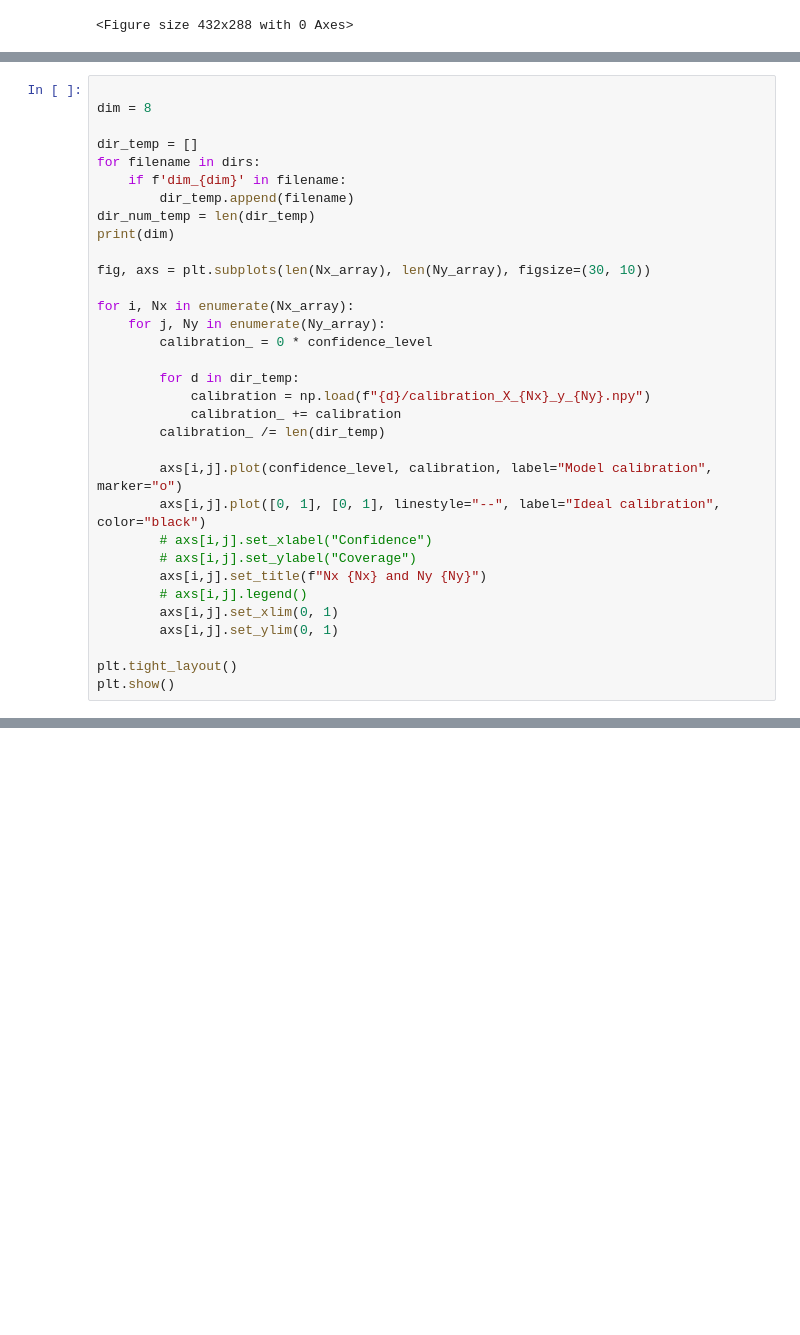
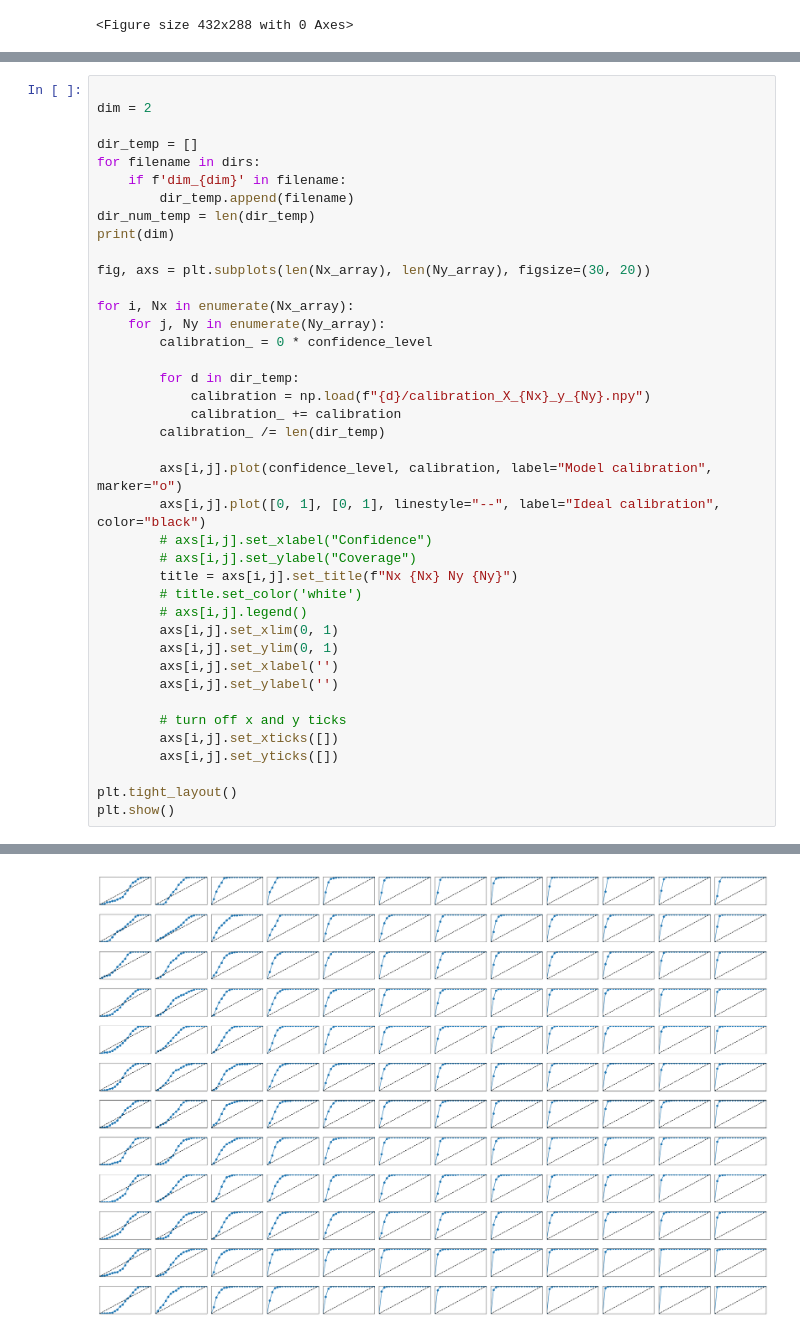
Before and after one commit to hudsonchen/conditional_bayesian_quadrature, a Jupyter notebook: plotting/sensitivity_conjugate_calibration.ipynb, the cells around one changed output, grey strips where cells are left out. Drawn from its saved outputs; the diff is of its cells as text; blank space fills up the shorter version.

```diff
--- a/plotting/sensitivity_conjugate_calibration.ipynb
+++ b/plotting/sensitivity_conjugate_calibration.ipynb
@@ -94,6 +94,6 @@ plt.show()
 # %%
 
-dim = 8
+dim = 2
 
 dir_temp = []
 for filename in dirs:
@@ -102,7 +102,7 @@ for filename in dirs:
 dir_num_temp = len(dir_temp)
 print(dim)
 
-fig, axs = plt.subplots(len(Nx_array), len(Ny_array), figsize=(30, 10))
+fig, axs = plt.subplots(len(Nx_array), len(Ny_array), figsize=(30, 20))
 
 for i, Nx in enumerate(Nx_array):
     for j, Ny in enumerate(Ny_array):
@@ -117,10 +117,18 @@ for i, Nx in enumerate(Nx_array):
         axs[i,j].plot([0, 1], [0, 1], linestyle="--", label="Ideal calibration", color="black")
         # axs[i,j].set_xlabel("Confidence")
         # axs[i,j].set_ylabel("Coverage")
-        axs[i,j].set_title(f"Nx {Nx} and Ny {Ny}")
+        title = axs[i,j].set_title(f"Nx {Nx} Ny {Ny}")
+        # title.set_color('white')
         # axs[i,j].legend()
         axs[i,j].set_xlim(0, 1)
         axs[i,j].set_ylim(0, 1)
+        axs[i,j].set_xlabel('')
+        axs[i,j].set_ylabel('')
+
+        # turn off x and y ticks
+        axs[i,j].set_xticks([])
+        axs[i,j].set_yticks([])
 
 plt.tight_layout()
 plt.show()
+# %% [output]
@@ -126,0 +136 @@ plt.show()
+[figure, added]
```
Also changed, not shown: parts of 4 cells of this notebook, 5 other files.
